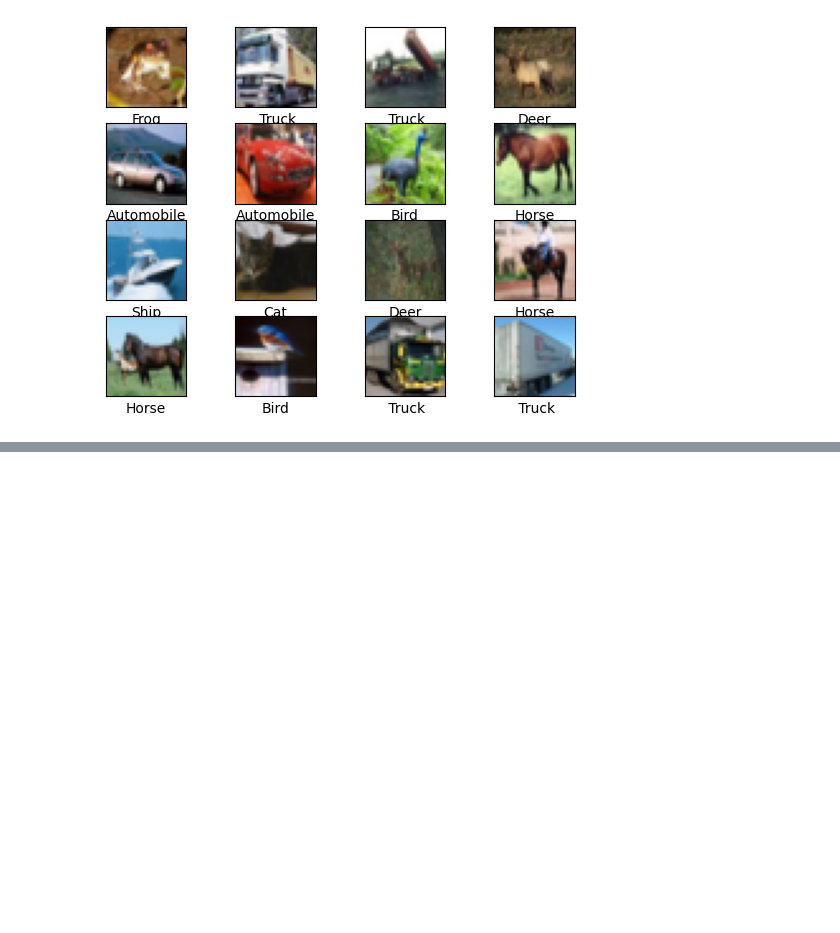
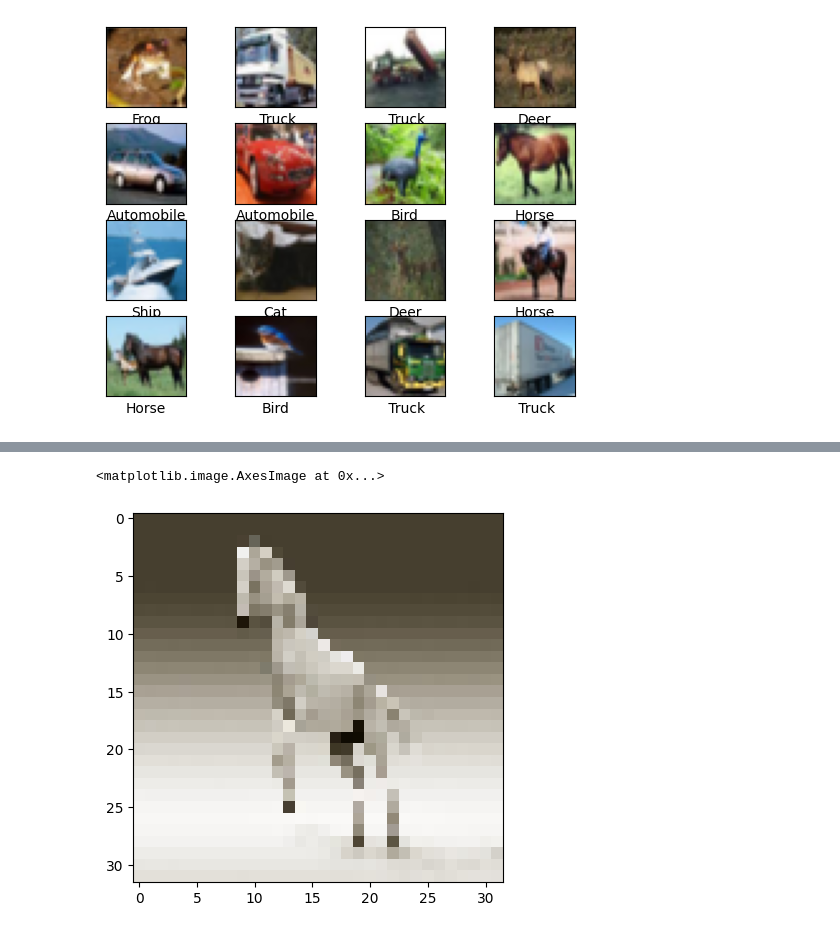
Before and after one commit to Iam-whizzy/DataScience, a Jupyter notebook: ImageClassification.ipynb, the cells around one changed output, grey strips where cells are left out. Cells and saved outputs as stored; diff of their text form; code cells hidden in the pictures; blank space fills up the shorter version.

```diff
--- a/ImageClassification.ipynb
+++ b/ImageClassification.ipynb
@@ -142,0 +143,12 @@ for image in glob.glob("/content/horse.jpg"):
+# %%
+image_path = '/content/horse2.jpg'
+image = load_img(image_path, target_size = (32, 32, 3))
+
+converted_image = img_to_array(image)
+converted_image_pixels = converted_image/255
+converted_reshaped = converted_image_pixels.reshape(32, 32, 3)
+
+plt.imshow(converted_reshaped, cmap = plt.cm.binary)
+# %% [output]
+<matplotlib.image.AxesImage at 0x...>
+[figure, added]
```
Also changed, not shown: parts of 9 cells of this notebook.
